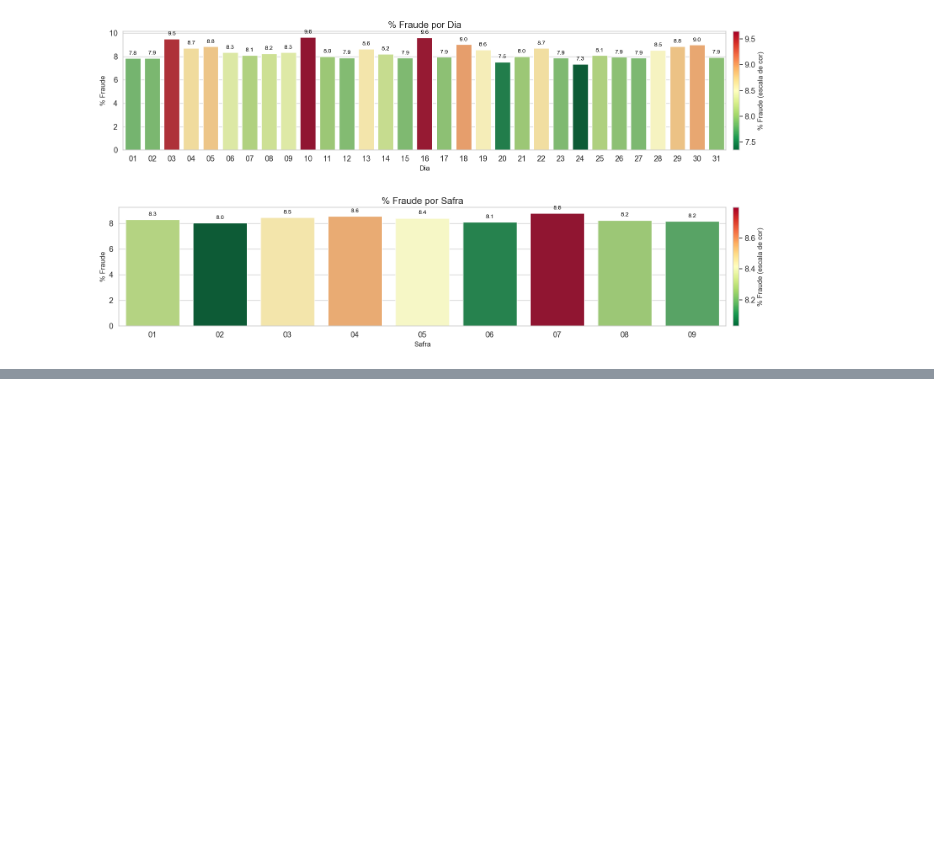
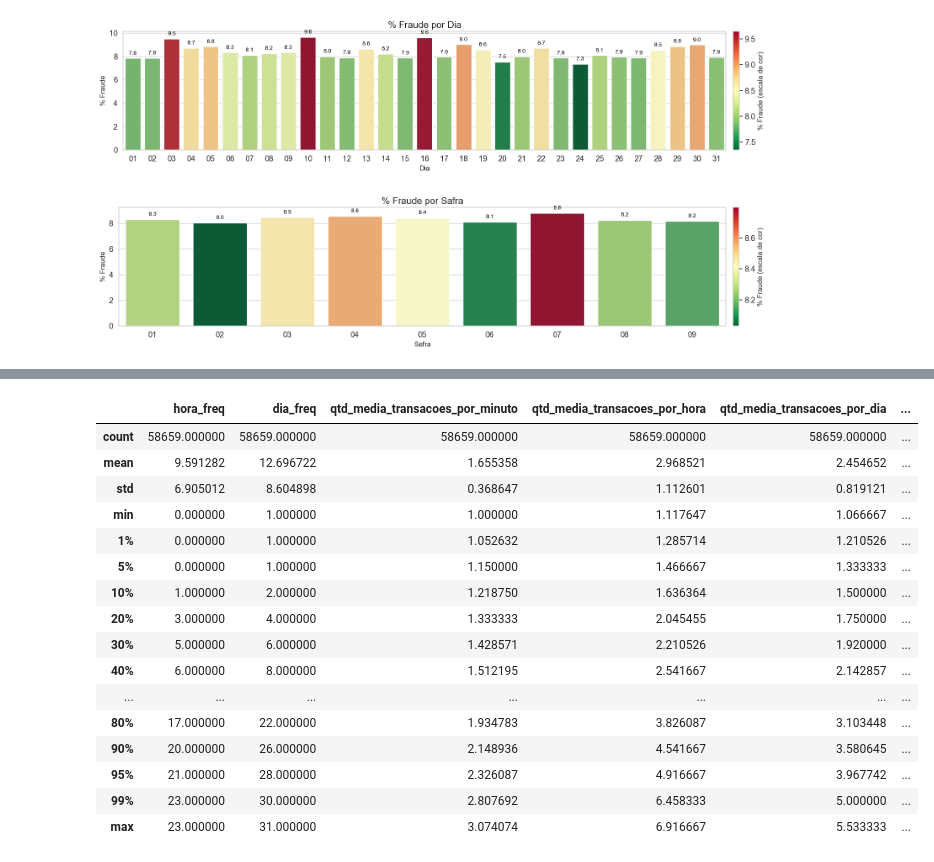
Before and after one commit to leonardovargas10/Modelo_Deteccao_Fraude, a Jupyter notebook: modelo.ipynb, the cells around one changed output, grey strips where cells are left out. Saved outputs shown, nothing was run; the diff lists cells and outputs as text; code cells hidden in the pictures; blank space fills up the shorter version.

```diff
--- a/modelo.ipynb
+++ b/modelo.ipynb
@@ -1039,0 +1073,30 @@ df_train.head()
+# %%
+### Retirando amostras nulas para ver a distribuição
+num_cols = ['hora_freq', 'dia_freq',
+       'qtd_media_transacoes_por_minuto', 'qtd_media_transacoes_por_hora',
+       'qtd_media_transacoes_por_dia', 'qtd_media_transacoes_por_safra',
+       'duracao_media_sessao_atividade', 'val_max', 'val_min', 'val_mean',
+       'desvio_padrao_valor', 'desvio_padrao_minuto', 'desvio_padrao_hora']
+df_eda_continuas = df_train[num_cols].dropna().copy()
+for col in df_eda_continuas[num_cols]:
+    df_eda_continuas[col] = df_eda_continuas[col].apply(lambda x:float(x))
+
+analisa_distribuicao_via_percentis(df_eda_continuas, num_cols)
+# %% [output]
+|  | hora_freq | dia_freq | qtd_media_transacoes_por_minuto | qtd_media_transacoes_por_hora | qtd_media_transacoes_por_dia | ... |
+| count | 58659.000000 | 58659.000000 | 58659.000000 | 58659.000000 | 58659.000000 | ... |
+| mean | 9.591282 | 12.696722 | 1.655358 | 2.968521 | 2.454652 | ... |
+| std | 6.905012 | 8.604898 | 0.368647 | 1.112601 | 0.819121 | ... |
+| min | 0.000000 | 1.000000 | 1.000000 | 1.117647 | 1.066667 | ... |
+| 1% | 0.000000 | 1.000000 | 1.052632 | 1.285714 | 1.210526 | ... |
+| 5% | 0.000000 | 1.000000 | 1.150000 | 1.466667 | 1.333333 | ... |
+| 10% | 1.000000 | 2.000000 | 1.218750 | 1.636364 | 1.500000 | ... |
+| 20% | 3.000000 | 4.000000 | 1.333333 | 2.045455 | 1.750000 | ... |
+| 30% | 5.000000 | 6.000000 | 1.428571 | 2.210526 | 1.920000 | ... |
+| 40% | 6.000000 | 8.000000 | 1.512195 | 2.541667 | 2.142857 | ... |
+| ... | ... | ... | ... | ... | ... | ... |
+| 80% | 17.000000 | 22.000000 | 1.934783 | 3.826087 | 3.103448 | ... |
+| 90% | 20.000000 | 26.000000 | 2.148936 | 4.541667 | 3.580645 | ... |
+| 95% | 21.000000 | 28.000000 | 2.326087 | 4.916667 | 3.967742 | ... |
+| 99% | 23.000000 | 30.000000 | 2.807692 | 6.458333 | 5.000000 | ... |
+| max | 23.000000 | 31.000000 | 3.074074 | 6.916667 | 5.533333 | ... |
```
Also changed, not shown: parts of 11 cells of this notebook.
